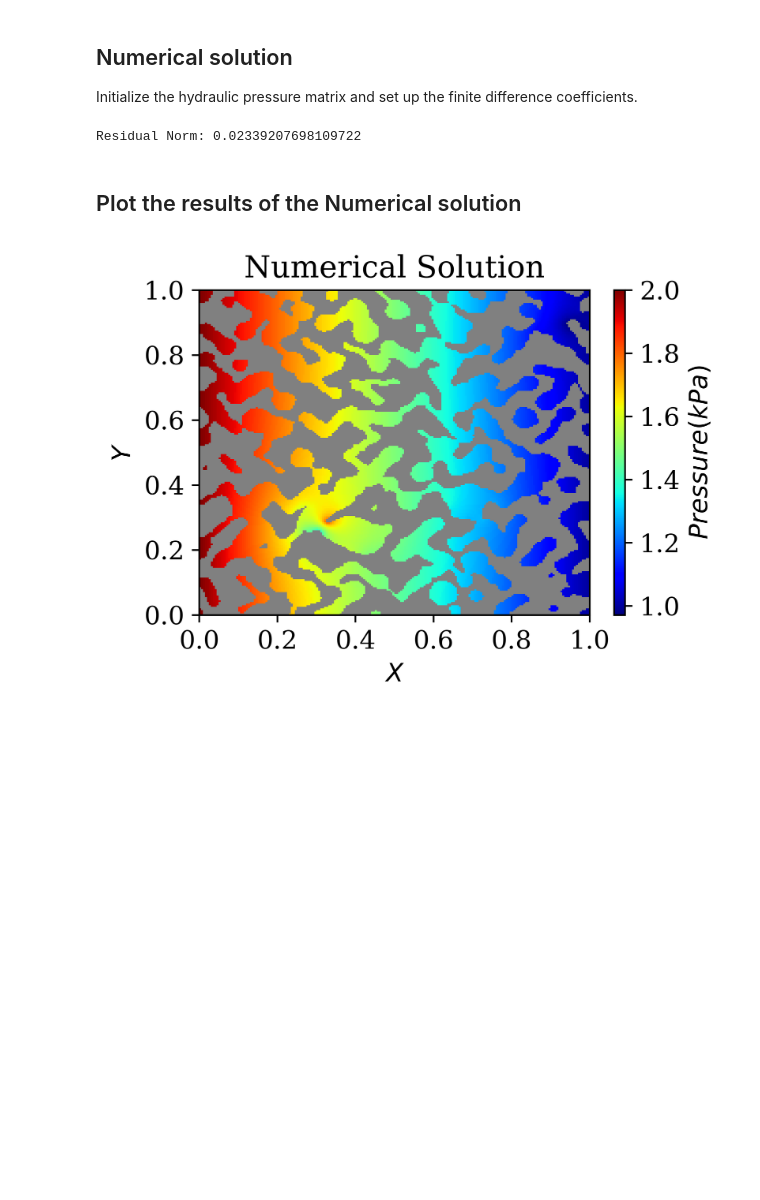
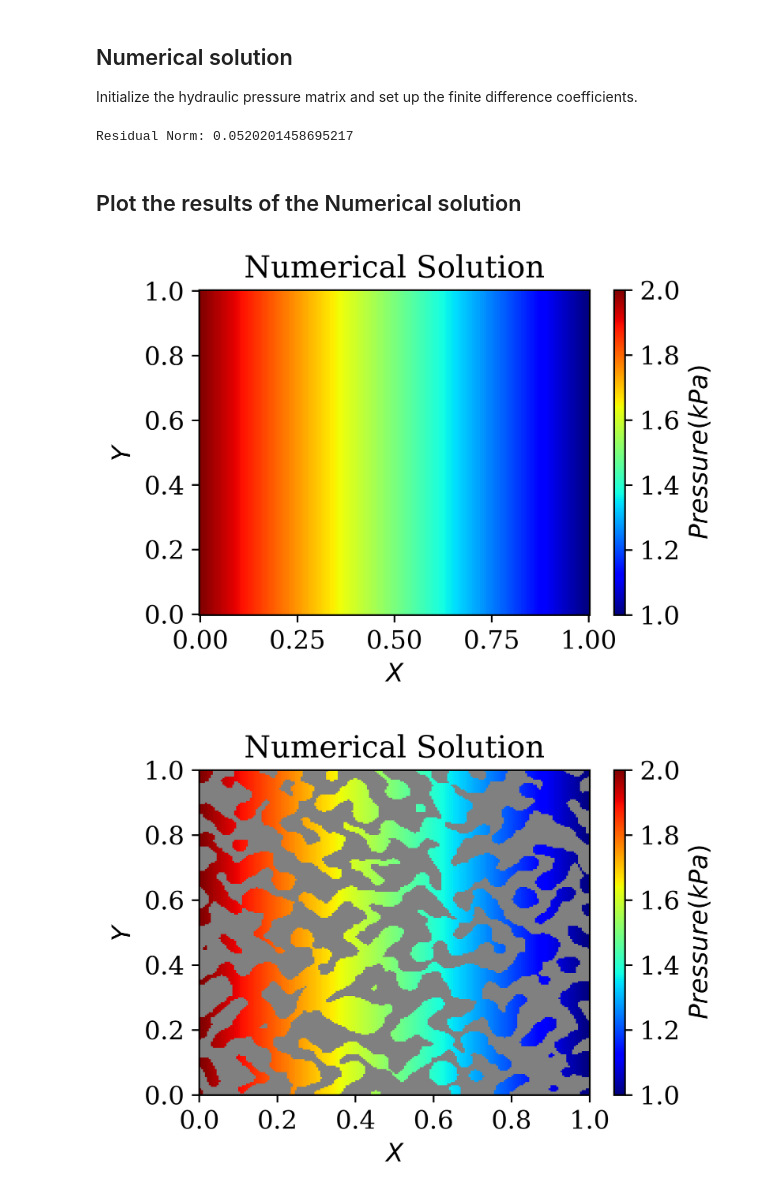
Before and after one commit to EMSL-Computing/Pore2Chip, a Jupyter notebook: examples/example_6_flow_2d_numerical_on_XCT.ipynb, the cells around one changed output. Saved outputs shown, nothing was run; the diff lists cells and outputs as text; code cells hidden in the pictures; blank space fills up the shorter version.

```diff
--- a/examples/example_6_flow_2d_numerical_on_XCT.ipynb
+++ b/examples/example_6_flow_2d_numerical_on_XCT.ipynb
@@ -115,16 +119,15 @@ coeff = perm_field * rho / mu            # Coefficient of Permeability calculati
 ## Numerical solution
 Initialize the hydraulic pressure matrix and set up the finite difference coefficients.
 # %%
-# Initialize the hydraulic Pressure matrix
-P = np.ones((nx, ny))  # Source term (example)
-
 # Define the finite difference coefficients
 a = 1 / dx**2
 b1 = 1 / dy**2
 c = -2 * (a + b1)
 
 # Initialize A matrix and load vector, b.
-A = np.zeros((nx * ny, nx * ny))
+#A = np.zeros((nx * ny, nx * ny))
+A = lil_matrix((nx * ny, nx * ny))
+
 b = np.zeros(nx * ny)
 
 for k in range(nx * ny):
@@ -157,7 +160,10 @@ for k in range(nx * ny):
         A[k, k + ny] = coeff[i, j] * a
 
 # Solve the linear system Ax = b
-P_flat = np.linalg.solve(A, b)
+#P_flat = np.linalg.solve(A, b)
+
+A_csr = A.tocsr()
+P_flat = spsolve(A_csr, b)
 
 # Compute the residual
 residual = b - A.dot(P_flat)
@@ -167,33 +173,34 @@ print("Residual Norm:", residual_norm)
 # Reshape the solution vector into a 2D array
 Pressure = P_flat.reshape((nx, ny))
 # %% [output]
-Residual Norm: 0.02339207698109722
+Residual Norm: 0.0520201458695217
 # %% [markdown]
 ## Plot the results of the Numerical solution
 # %%
 #%% Plot results
-# title = 'Numerical Solution'
-# fig_name = 'numerical_solution'
-# cbar_lebel = "$Pressure (kPa)$"
-# plot_2d_pressure_distribution(X, Y, Pressure, cbar_lebel, title, fig_name, results_dir)
+title = 'Numerical Solution'
+fig_name = 'numerical_solution'
+cbar_lebel = "$Pressure (kPa)$"
+plot_2d_pressure_distribution(X, Y, Pressure, cbar_lebel, title, fig_name, results_dir)
 
 # # Pressure line plots in the middle of the axis along the x-direction
 # fig_name = 'numerical_solution_1d_pressure'
 # title = 'Numerically simulated pressure'
 # plot_pressure_along_x(X, Y, Pressure, title, fig_name, results_dir)
 
 # pressure and masked soil skeleton
 title = 'Numerical Solution'
 fig_name = 'numerical_solution_masked'
 cbar_lebel = "$Pressure (kPa)$"
 masked_pressure = plot_2d_pressure_distribution_masked(X, Y, Pressure, perm_field, cbar_lebel, title, fig_name, results_dir)
 
 # # Pressure line plots in the middle of the axis along the x direction (masked)
 # fig_name = 'numerical_solution_1d_pressure_masked'
 # title = 'Numerically simulated pressure'
 # plot_pressure_along_x(X, Y, masked_pressure, title, fig_name, results_dir)
 
 # save results
 np.savez(results_dir + 'numerical_solution.npz', Pressure=Pressure, X=X, Y=Y, K=perm_field)
 # %% [output]
-[figure, old version]
+[figure, new version]
+[figure, added]
```
Also changed, not shown: parts of 2 cells of this notebook, 6 other files.
